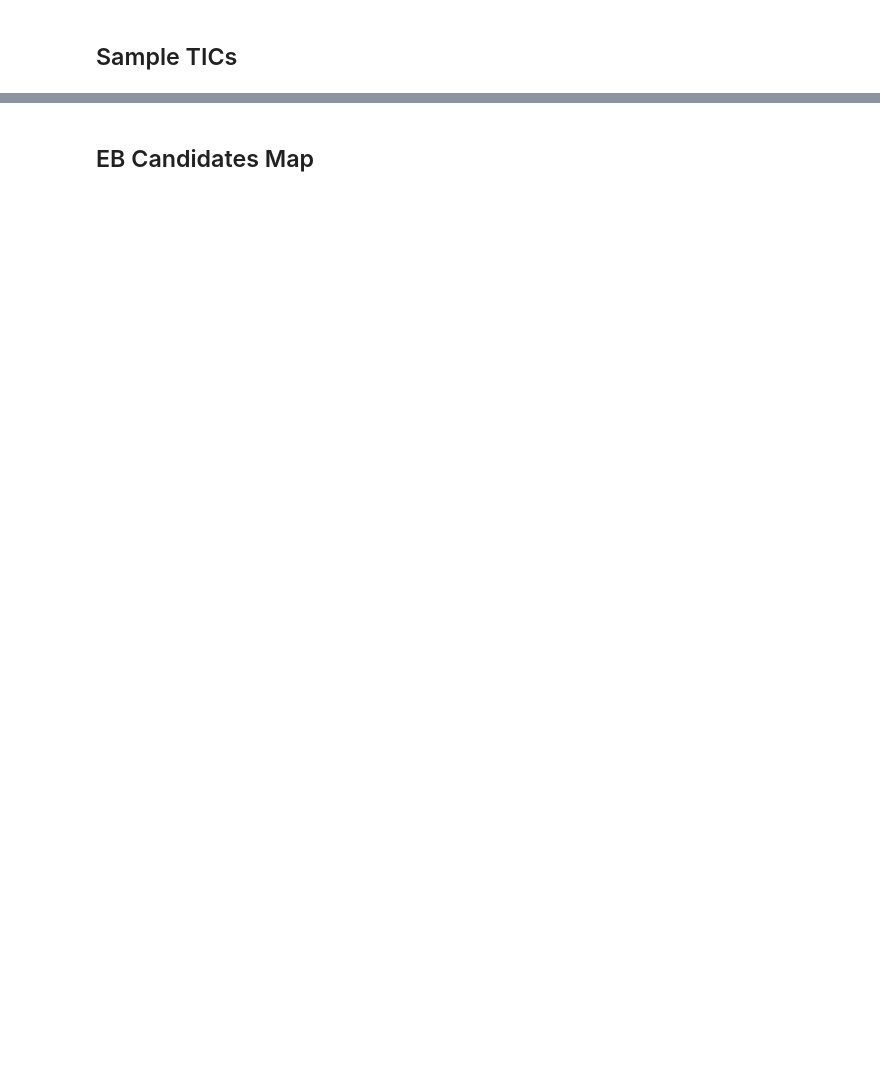
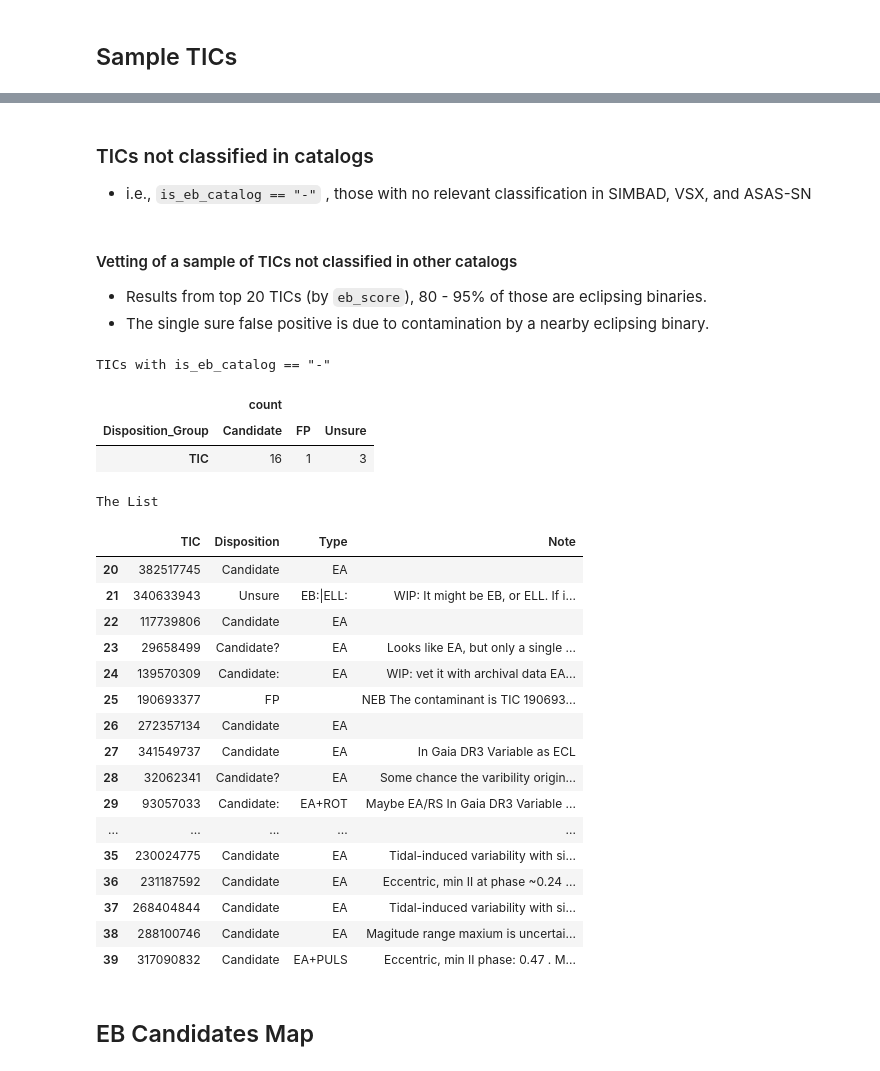
Before and after one commit to orionlee/pht_eb_stats2, a Jupyter notebook: src/dashboard.ipynb, the cells around one changed output, grey strips where cells are left out. Cells and saved outputs as stored; diff of their text form; code cells hidden in the pictures; blank space fills up the shorter version.

```diff
--- a/src/dashboard.ipynb
+++ b/src/dashboard.ipynb
@@ -185,3 +224,50 @@ with pd.option_context("display.max_rows", None, "display.max_columns", None):
+# %% [markdown]
+### TICs not classified in catalogs
+
+- i.e., `is_eb_catalog == "-"` , those with no relevant classification in SIMBAD, VSX, and ASAS-SN
+# %% [markdown]
+#### Vetting of a sample of TICs not classified in other catalogs
+
+- Results from top 20 TICs (by `eb_score`), 80 - 95% of those are eclipsing binaries.
+- The single sure false positive is due to contamination by a nearby eclipsing binary.
+# %%
+df_vetting_statuses = vetting_meta.load_vetting_statuses_table(add_disposition_group=True)
+
+df = df_vetting_statuses
+df = df[df["In EB Catalogs"] == "-"]
+
+pivot = df.pivot_table(
+    columns=["Disposition_Group"],
+    values=["TIC"],
+    aggfunc=["count"],
+    fill_value=0,  # convert NaN count result to zero
+)
+display(pivot.style.set_caption("""TICs with is_eb_catalog == "-" """))
+
+display(df[["TIC", "Disposition", "Type", "Note"]].style.set_caption("""The List """))
+# %% [output]
+TICs with is_eb_catalog == "-"
+|  | count |  |  |
+| Disposition_Group | Candidate | FP | Unsure |
+| TIC | 16 | 1 | 3 |
+The List
+|  | TIC | Disposition | Type | Note |
+| 20 | 382517745 | Candidate | EA |  |
+| 21 | 340633943 | Unsure | EB:|ELL: | WIP: It might be EB, or ELL. If i... |
+| 22 | 117739806 | Candidate | EA |  |
+| 23 | 29658499 | Candidate? | EA | Looks like EA, but only a single ... |
+| 24 | 139570309 | Candidate: | EA | WIP: vet it with archival data EA... |
+| 25 | 190693377 | FP |  | NEB The contaminant is TIC 190693... |
+| 26 | 272357134 | Candidate | EA |  |
+| 27 | 341549737 | Candidate | EA | In Gaia DR3 Variable as ECL |
+| 28 | 32062341 | Candidate? | EA | Some chance the varibility origin... |
+| 29 | 93057033 | Candidate: | EA+ROT | Maybe EA/RS In Gaia DR3 Variable ... |
+| ... | ... | ... | ... | ... |
+| 35 | 230024775 | Candidate | EA | Tidal-induced variability with si... |
+| 36 | 231187592 | Candidate | EA | Eccentric, min II at phase ~0.24 ... |
+| 37 | 268404844 | Candidate | EA | Tidal-induced variability with si... |
+| 38 | 288100746 | Candidate | EA | Magitude range maxium is uncertai... |
+| 39 | 317090832 | Candidate | EA+PULS | Eccentric, min II phase: 0.47 . M... |
 # %% [markdown]
 ## EB Candidates Map
 # %%
```
Also changed, not shown: parts of 11 cells of this notebook.
